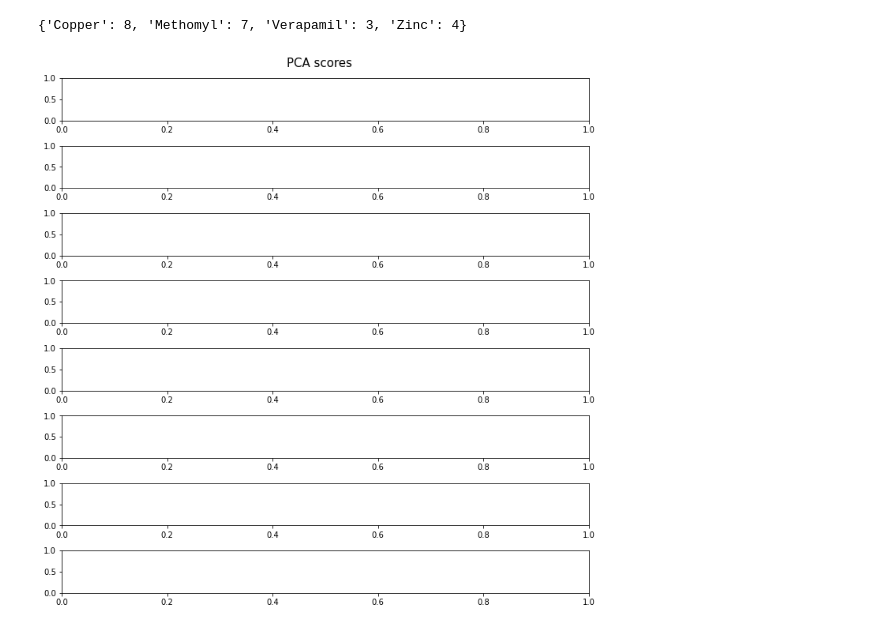
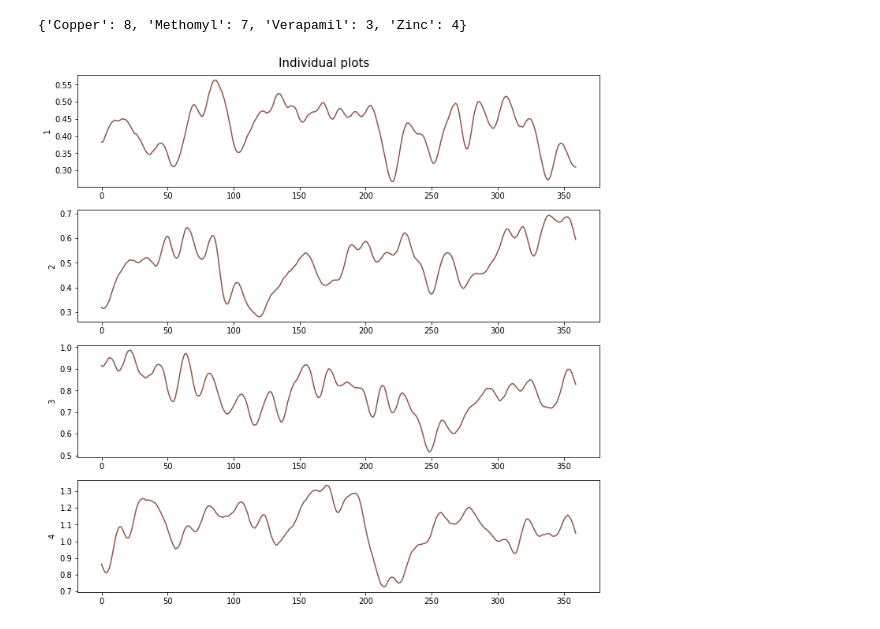
Before and after one commit to ruckapark/IndicateurGlobal, a Jupyter notebook: LAB_univariateFDA.ipynb, the cells around one changed output. Cells and saved outputs as stored; diff of their text form; code cells hidden in the pictures.

```diff
--- a/LAB_univariateFDA.ipynb
+++ b/LAB_univariateFDA.ipynb
@@ -360,11 +360,14 @@ subcounts
 # %% [output]
 {'Copper': 8, 'Methomyl': 7, 'Verapamil': 3, 'Zinc': 4}
 # %%
-sub = 'Copper'
-sp = 'E'
+sub = 'Zinc'
+sp = 'R'
 n = subcounts[sub]
 fig_FPCA,ax_FPCA = plt.subplots(n,1,figsize=(10,10))
-fig_FPCA.suptitle('PCA scores',fontsize = 15)
+fig_FPCA.suptitle('Individual plots',fontsize = 15)
+for i,ax in enumerate(ax_FPCA):
+    ax.plot(data[sp].index,data[sp]['{}{}'.format(sub,i)].values)
+    ax.set_ylabel(i+1)
 plt.tight_layout()
 # %% [output]
-[figure, old version]
+[figure, new version]
```
